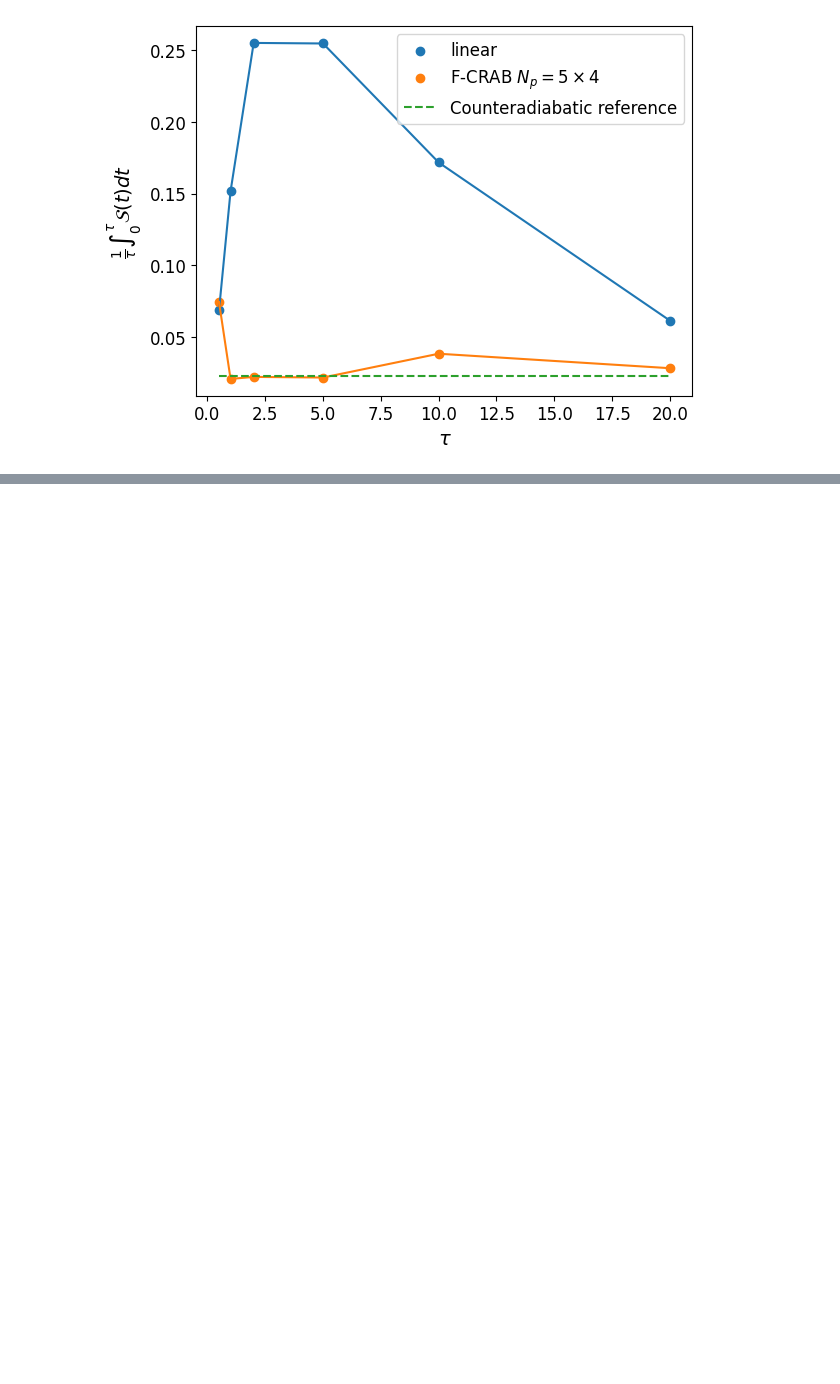
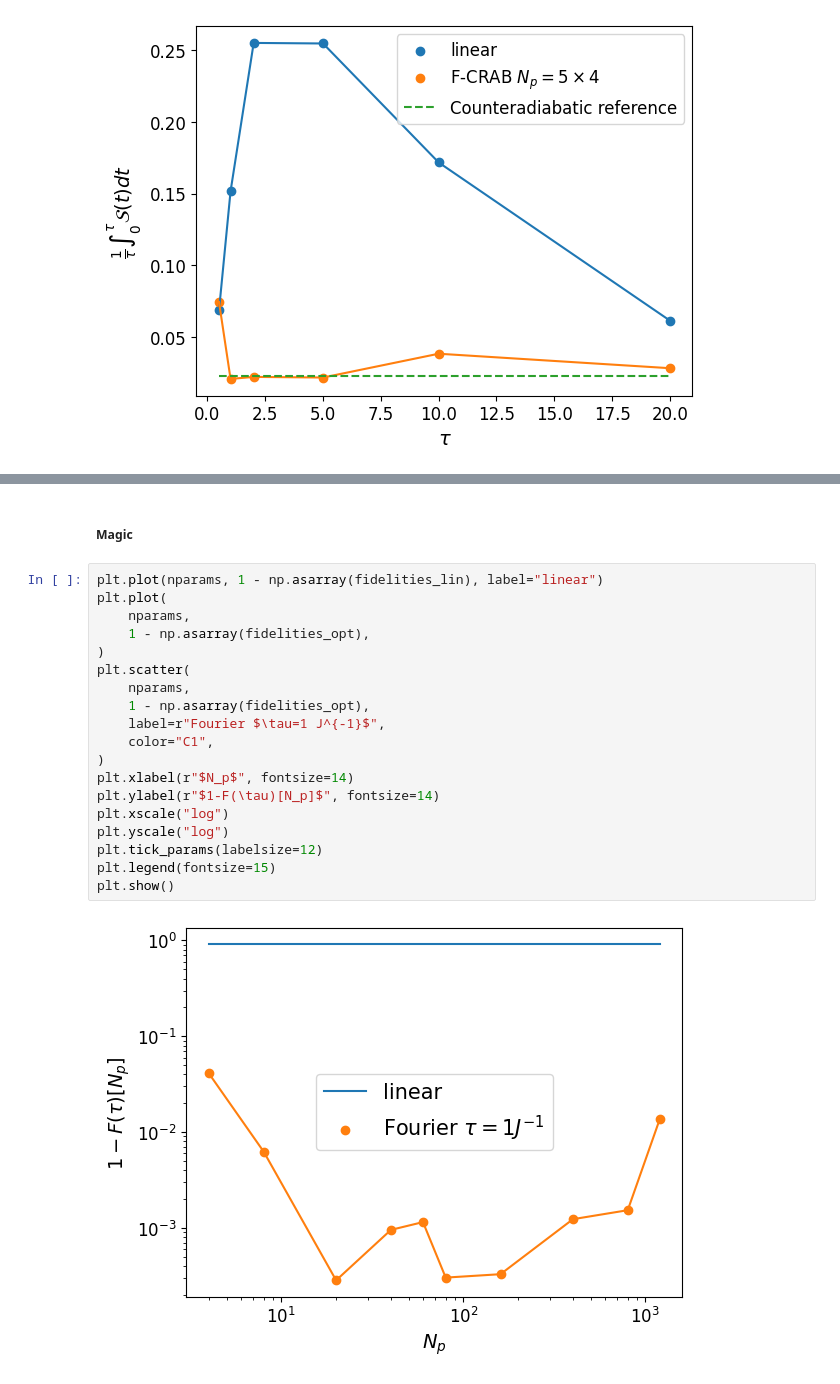
Before and after one commit to emacosta95/Magic4Annealing, a Jupyter notebook: Results.ipynb, the cells around one changed output, grey strips where cells are left out. Cells and saved outputs as stored; diff of their text form; blank space fills up the shorter version.

```diff
--- a/Results.ipynb
+++ b/Results.ipynb
@@ -689,0 +808,23 @@ plt.show()
+# %% [markdown]
+##### Magic
+# %%
+plt.plot(nparams, 1 - np.asarray(fidelities_lin), label="linear")
+plt.plot(
+    nparams,
+    1 - np.asarray(fidelities_opt),
+)
+plt.scatter(
+    nparams,
+    1 - np.asarray(fidelities_opt),
+    label=r"Fourier $\tau=1 J^{-1}$",
+    color="C1",
+)
+plt.xlabel(r"$N_p$", fontsize=14)
+plt.ylabel(r"$1-F(\tau)[N_p]$", fontsize=14)
+plt.xscale("log")
+plt.yscale("log")
+plt.tick_params(labelsize=12)
+plt.legend(fontsize=15)
+plt.show()
+# %% [output]
+[figure, added]
```
Also changed, not shown: parts of 25 cells of this notebook, 15 other files.
